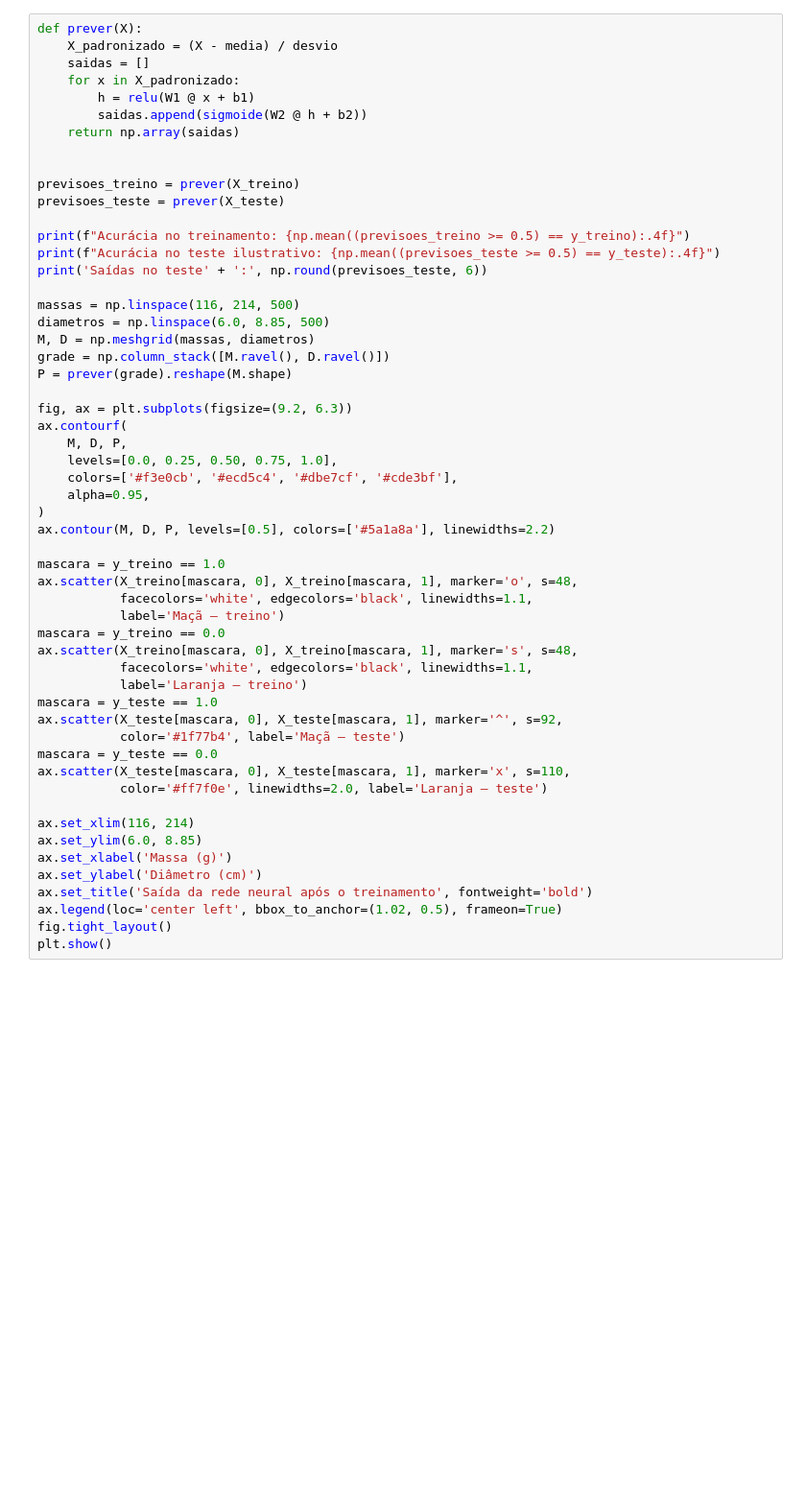
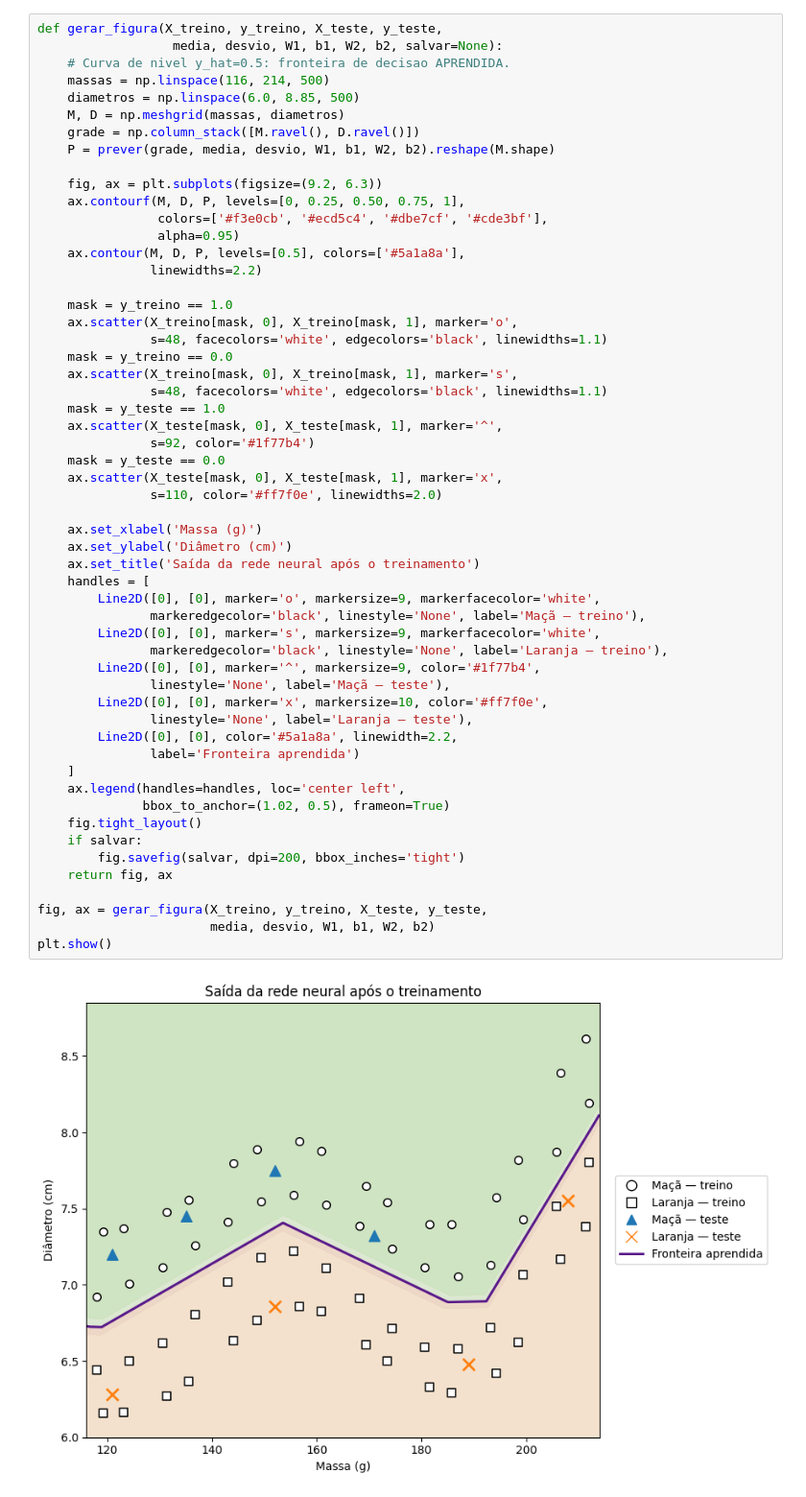
Before and after one commit to americocunhajr/NeuralMath, a Jupyter notebook: ColabCodes/NeuralMath_Colab_PT.ipynb, the cells around one changed output. Shown at 96% size. Drawn from its saved outputs; the diff is of its cells as text; blank space fills up the shorter version.

Commit message:
Synchronize Portuguese NeuralMath with revised PMO manuscript

```diff
--- a/ColabCodes/NeuralMath_Colab_PT.ipynb
+++ b/ColabCodes/NeuralMath_Colab_PT.ipynb
@@ -149,55 +310,57 @@ Após o treinamento, $\widehat y\ge 0.5$ é classificado como maçã e $\widehat
 # %%
-def prever(X):
-    X_padronizado = (X - media) / desvio
-    saidas = []
-    for x in X_padronizado:
-        h = relu(W1 @ x + b1)
-        saidas.append(sigmoide(W2 @ h + b2))
-    return np.array(saidas)
+def gerar_figura(X_treino, y_treino, X_teste, y_teste,
+                  media, desvio, W1, b1, W2, b2, salvar=None):
+    # Curva de nivel y_hat=0.5: fronteira de decisao APRENDIDA.
+    massas = np.linspace(116, 214, 500)
+    diametros = np.linspace(6.0, 8.85, 500)
+    M, D = np.meshgrid(massas, diametros)
+    grade = np.column_stack([M.ravel(), D.ravel()])
+    P = prever(grade, media, desvio, W1, b1, W2, b2).reshape(M.shape)
 
+    fig, ax = plt.subplots(figsize=(9.2, 6.3))
+    ax.contourf(M, D, P, levels=[0, 0.25, 0.50, 0.75, 1],
+                colors=['#f3e0cb', '#ecd5c4', '#dbe7cf', '#cde3bf'],
+                alpha=0.95)
+    ax.contour(M, D, P, levels=[0.5], colors=['#5a1a8a'],
+               linewidths=2.2)
 
-previsoes_treino = prever(X_treino)
-previsoes_teste = prever(X_teste)
+    mask = y_treino == 1.0
+    ax.scatter(X_treino[mask, 0], X_treino[mask, 1], marker='o',
+               s=48, facecolors='white', edgecolors='black', linewidths=1.1)
+    mask = y_treino == 0.0
+    ax.scatter(X_treino[mask, 0], X_treino[mask, 1], marker='s',
+               s=48, facecolors='white', edgecolors='black', linewidths=1.1)
+    mask = y_teste == 1.0
+    ax.scatter(X_teste[mask, 0], X_teste[mask, 1], marker='^',
+               s=92, color='#1f77b4')
+    mask = y_teste == 0.0
+    ax.scatter(X_teste[mask, 0], X_teste[mask, 1], marker='x',
+               s=110, color='#ff7f0e', linewidths=2.0)
 
-print(f"Acurácia no treinamento: {np.mean((previsoes_treino >= 0.5) == y_treino):.4f}")
-print(f"Acurácia no teste ilustrativo: {np.mean((previsoes_teste >= 0.5) == y_teste):.4f}")
-print('Saídas no teste' + ':', np.round(previsoes_teste, 6))
+    ax.set_xlabel('Massa (g)')
+    ax.set_ylabel('Diâmetro (cm)')
+    ax.set_title('Saída da rede neural após o treinamento')
+    handles = [
+        Line2D([0], [0], marker='o', markersize=9, markerfacecolor='white',
+               markeredgecolor='black', linestyle='None', label='Maçã — treino'),
+        Line2D([0], [0], marker='s', markersize=9, markerfacecolor='white',
+               markeredgecolor='black', linestyle='None', label='Laranja — treino'),
+        Line2D([0], [0], marker='^', markersize=9, color='#1f77b4',
+               linestyle='None', label='Maçã — teste'),
+        Line2D([0], [0], marker='x', markersize=10, color='#ff7f0e',
+               linestyle='None', label='Laranja — teste'),
+        Line2D([0], [0], color='#5a1a8a', linewidth=2.2,
+               label='Fronteira aprendida')
+    ]
+    ax.legend(handles=handles, loc='center left',
+              bbox_to_anchor=(1.02, 0.5), frameon=True)
+    fig.tight_layout()
+    if salvar:
+        fig.savefig(salvar, dpi=200, bbox_inches='tight')
+    return fig, ax
 
-massas = np.linspace(116, 214, 500)
-diametros = np.linspace(6.0, 8.85, 500)
-M, D = np.meshgrid(massas, diametros)
-grade = np.column_stack([M.ravel(), D.ravel()])
-P = prever(grade).reshape(M.shape)
-
-fig, ax = plt.subplots(figsize=(9.2, 6.3))
-ax.contourf(
-    M, D, P,
-    levels=[0.0, 0.25, 0.50, 0.75, 1.0],
-    colors=['#f3e0cb', '#ecd5c4', '#dbe7cf', '#cde3bf'],
-    alpha=0.95,
-)
-ax.contour(M, D, P, levels=[0.5], colors=['#5a1a8a'], linewidths=2.2)
-
-mascara = y_treino == 1.0
-ax.scatter(X_treino[mascara, 0], X_treino[mascara, 1], marker='o', s=48,
-           facecolors='white', edgecolors='black', linewidths=1.1,
-           label='Maçã — treino')
-mascara = y_treino == 0.0
-ax.scatter(X_treino[mascara, 0], X_treino[mascara, 1], marker='s', s=48,
-           facecolors='white', edgecolors='black', linewidths=1.1,
-           label='Laranja — treino')
-mascara = y_teste == 1.0
-ax.scatter(X_teste[mascara, 0], X_teste[mascara, 1], marker='^', s=92,
-           color='#1f77b4', label='Maçã — teste')
-mascara = y_teste == 0.0
-ax.scatter(X_teste[mascara, 0], X_teste[mascara, 1], marker='x', s=110,
-           color='#ff7f0e', linewidths=2.0, label='Laranja — teste')
-
-ax.set_xlim(116, 214)
-ax.set_ylim(6.0, 8.85)
-ax.set_xlabel('Massa (g)')
-ax.set_ylabel('Diâmetro (cm)')
-ax.set_title('Saída da rede neural após o treinamento', fontweight='bold')
-ax.legend(loc='center left', bbox_to_anchor=(1.02, 0.5), frameon=True)
-fig.tight_layout()
+fig, ax = gerar_figura(X_treino, y_treino, X_teste, y_teste,
+                       media, desvio, W1, b1, W2, b2)
 plt.show()
+# %% [output]
+[figure, added]
```
Also changed, not shown: parts of 24 cells of this notebook, 8 other files.
